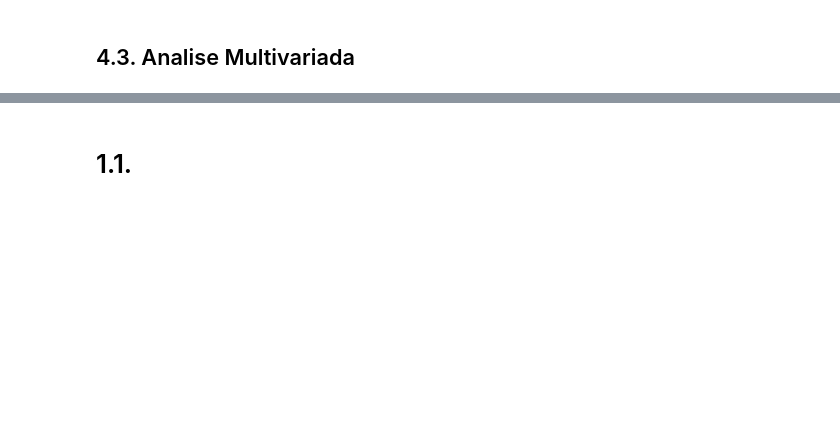
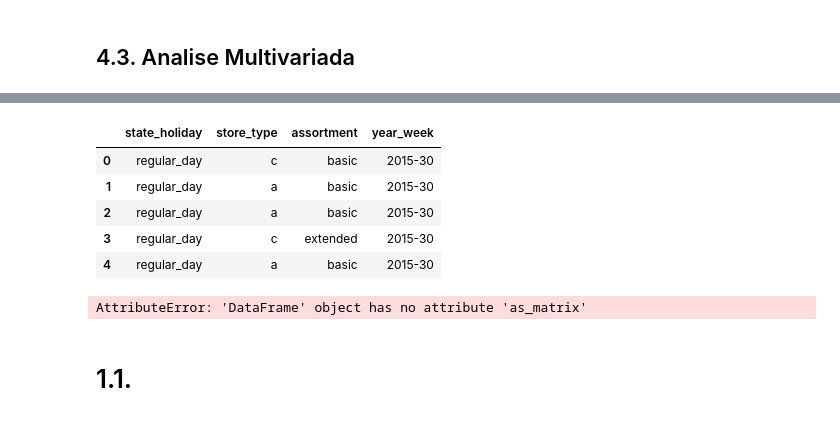
Before and after one commit to TiagoSolon/DS-Rossmann-Store-Sales, a Jupyter notebook: m04_v01_store_sales_prediction.ipynb, the cells around one changed output, grey strips where cells are left out. Cells and saved outputs as stored; diff of their text form; code cells hidden in the pictures; blank space fills up the shorter version.

Commit message:
Update m04_v01_store_sales_prediction.ipynb
Atulaliz M04

```diff
--- a/m04_v01_store_sales_prediction.ipynb
+++ b/m04_v01_store_sales_prediction.ipynb
@@ -702,0 +781,13 @@ sns.barplot( x='month', y='sales', hue='school_holiday', data=aux2 );
+# %%
+a.head()
+# %% [output]
+|  | state_holiday | store_type | assortment | year_week |
+| 0 | regular_day | c | basic | 2015-30 |
+| 1 | regular_day | a | basic | 2015-30 |
+| 2 | regular_day | a | basic | 2015-30 |
+| 3 | regular_day | c | extended | 2015-30 |
+| 4 | regular_day | a | basic | 2015-30 |
+# %%
+cm = pd.crosstab( a ['state_holiday'], a['store_type'] ).as_matrix()
+# %% [output]
+AttributeError: 'DataFrame' object has no attribute 'as_matrix'
```
Also changed, not shown: parts of 18 cells of this notebook.
